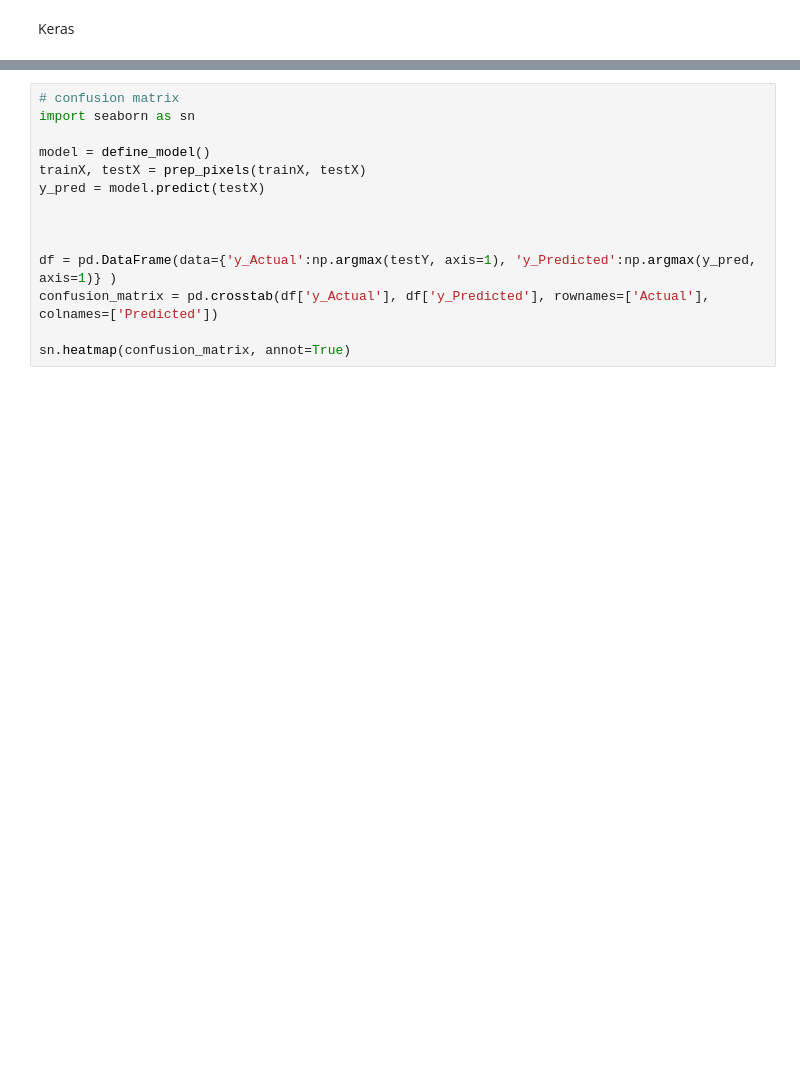
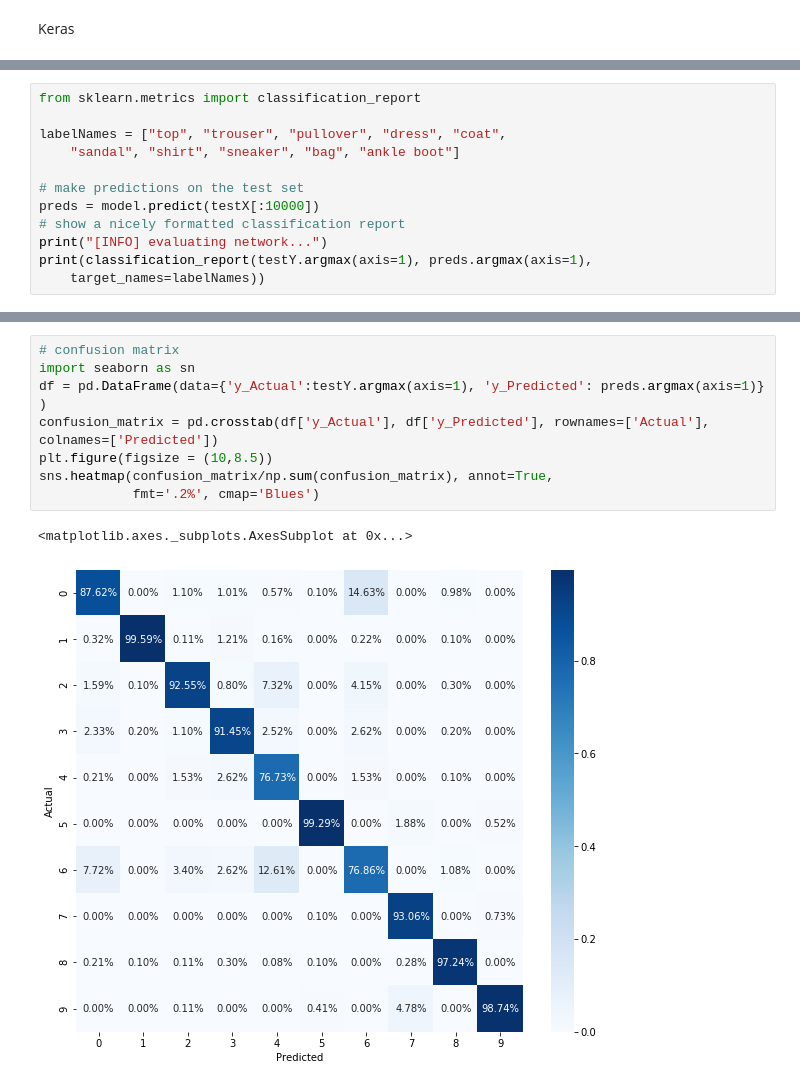
Before and after one commit to vksyr/IST718, a Jupyter notebook: HW3.ipynb, the cells around one changed output, grey strips where cells are left out. Cells and saved outputs as stored; diff of their text form; blank space fills up the shorter version.

```diff
--- a/HW3.ipynb
+++ b/HW3.ipynb
@@ -488,0 +697,12 @@ Accuracy: mean=91.458 std=0.443, n=5
+# %%
+from sklearn.metrics import classification_report
+
+labelNames = ["top", "trouser", "pullover", "dress", "coat",
+	"sandal", "shirt", "sneaker", "bag", "ankle boot"]
+
+# make predictions on the test set
+preds = model.predict(testX[:10000])
+# show a nicely formatted classification report
+print("[INFO] evaluating network...")
+print(classification_report(testY.argmax(axis=1), preds.argmax(axis=1),
+	target_names=labelNames))
@@ -489,14 +727,11 @@ Accuracy: mean=91.458 std=0.443, n=5
 # %%
 # confusion matrix
 import seaborn as sn
-
-model = define_model()
-trainX, testX = prep_pixels(trainX, testX)
-y_pred = model.predict(testX)
-
-
-
-df = pd.DataFrame(data={'y_Actual':np.argmax(testY, axis=1), 'y_Predicted':np.argmax(y_pred, axis=1)} )
+df = pd.DataFrame(data={'y_Actual':testY.argmax(axis=1), 'y_Predicted': preds.argmax(axis=1)} )
 confusion_matrix = pd.crosstab(df['y_Actual'], df['y_Predicted'], rownames=['Actual'], colnames=['Predicted'])
-
-sn.heatmap(confusion_matrix, annot=True)
+plt.figure(figsize = (10,8.5))
+sns.heatmap(confusion_matrix/np.sum(confusion_matrix), annot=True,
+            fmt='.2%', cmap='Blues')
+# %% [output]
+<matplotlib.axes._subplots.AxesSubplot at 0x...>
+[figure, added]
```
Also changed, not shown: parts of 33 cells of this notebook.
